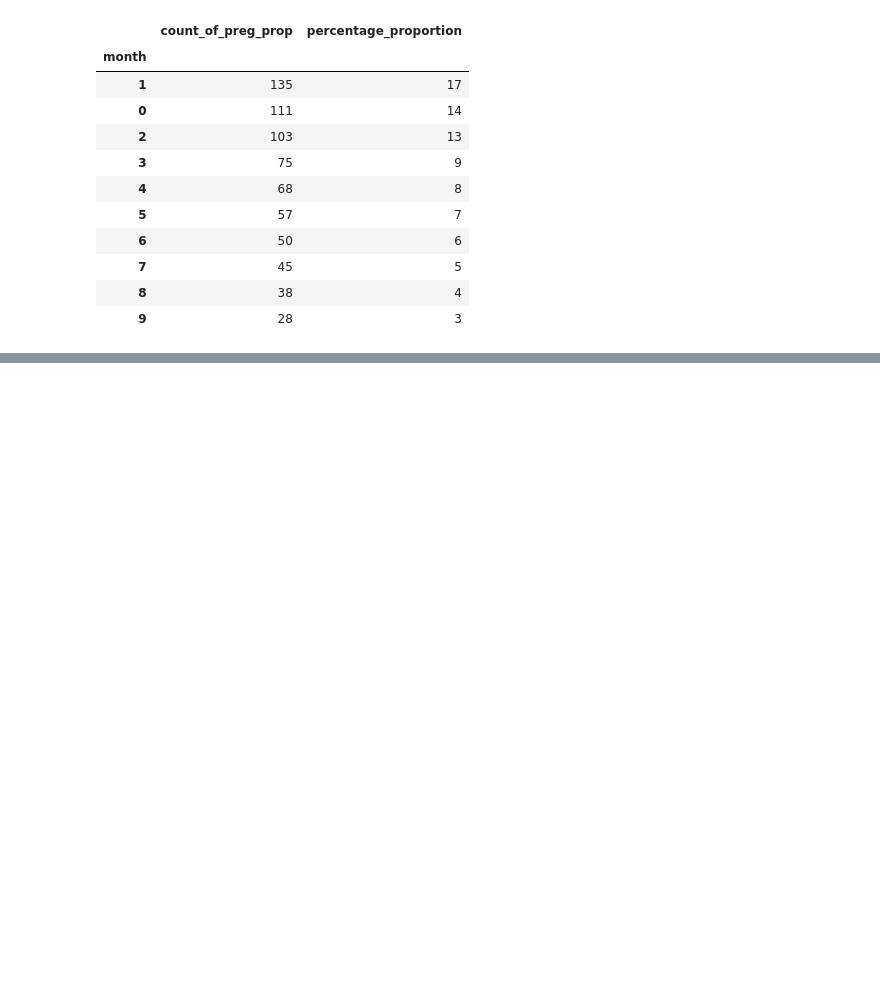
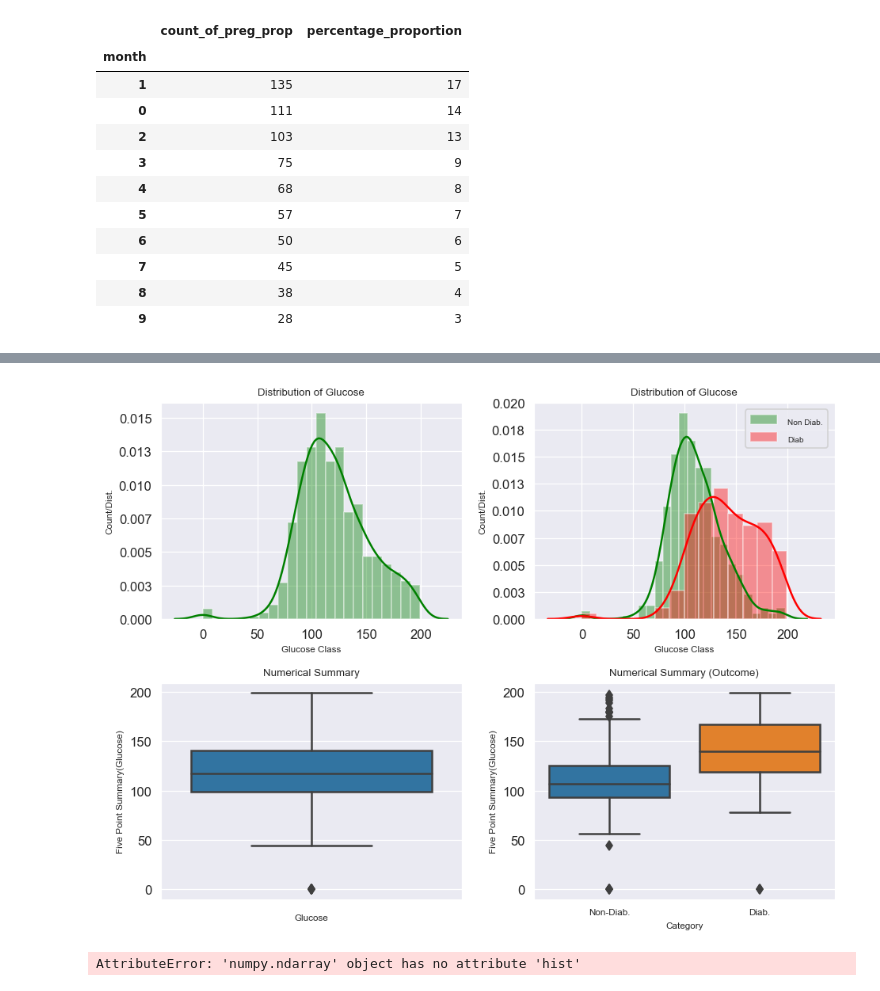
Before and after one commit to javagarm/Curneu-Assessment, a Jupyter notebook: Problem_Statement_2.ipynb, the cells around one changed output, grey strips where cells are left out. Saved outputs shown, nothing was run; the diff lists cells and outputs as text; code cells hidden in the pictures; blank space fills up the shorter version.

```diff
--- a/Problem_Statement_2.ipynb
+++ b/Problem_Statement_2.ipynb
@@ -179,0 +219,15 @@ plt.show()
+# %%
+df = std_based('Pregnancies',df)
+
+fig,axes = plt.subplots(nrows=1,ncols=2,dpi=120,figsize = (8,4))
+
+plot00=sns.distplot(df['Pregnancies'],ax=axes[0],color='red')
+axes[0].set_title('Distribution of Pregnancy',fontdict={'fontsize':8})
+axes[0].set_xlabel('Pregnancy Class',fontdict={'fontsize':7})
+axes[0].set_ylabel('Frequency/Distrubtion',fontdict={'fontsize':7})
+plt.tight_layout()
+
+
+plot01=sns.boxplot('Pregnancies',data=df,ax=axes[1],orient = 'v',color='yellow')
+axes[1].set_title('Five Point Summary',fontdict={'fontsize':8})
+plt.tight_layout()
@@ -179,0 +248,55 @@ plt.show()
+# %%
+#sns.set_style('darkgrid')
+fig,axes = plt.subplots(nrows=2,ncols=2,dpi=120,figsize = (8,6))
+
+
+plot00=sns.distplot(df['Glucose'],ax=axes[0][0],color='green')
+axes[0][0].yaxis.set_major_formatter(FormatStrFormatter('%.3f'))
+axes[0][0].set_title('Distribution of Glucose',fontdict={'fontsize':8})
+axes[0][0].set_xlabel('Glucose Class',fontdict={'fontsize':7})
+axes[0][0].set_ylabel('Count/Dist.',fontdict={'fontsize':7})
+plt.tight_layout()
+
+plot01=sns.distplot(df[df['Outcome']==False]['Glucose'],ax=axes[0][1],color='green',label='Non Diab.')
+sns.distplot(df[df.Outcome==True]['Glucose'],ax=axes[0][1],color='red',label='Diab')
+axes[0][1].set_title('Distribution of Glucose',fontdict={'fontsize':8})
+axes[0][1].set_xlabel('Glucose Class',fontdict={'fontsize':7})
+axes[0][1].set_ylabel('Count/Dist.',fontdict={'fontsize':7})
+axes[0][1].yaxis.set_major_formatter(FormatStrFormatter('%.3f'))
+plot01.axes.legend(loc=1)
+plt.setp(axes[0][1].get_legend().get_texts(), fontsize='6')
+plt.setp(axes[0][1].get_legend().get_title(), fontsize='6')
+plt.tight_layout()
+
+plot10=sns.boxplot(df['Glucose'],ax=axes[1][0],orient='v')
+axes[1][0].set_title('Numerical Summary',fontdict={'fontsize':8})
+axes[1][0].set_xlabel('Glucose',fontdict={'fontsize':7})
+axes[1][0].set_ylabel(r'Five Point Summary(Glucose)',fontdict={'fontsize':7})
+plt.tight_layout()
+
+plot11=sns.boxplot(x='Outcome',y='Glucose',data=df,ax=axes[1][1])
+axes[1][1].set_title(r'Numerical Summary (Outcome)',fontdict={'fontsize':8})
+axes[1][1].set_ylabel(r'Five Point Summary(Glucose)',fontdict={'fontsize':7})
+plt.xticks(ticks=[0,1],labels=['Non-Diab.','Diab.'],fontsize=7)
+axes[1][1].set_xlabel('Category',fontdict={'fontsize':7})
+plt.tight_layout()
+
+plt.show()
+# %% [output]
+[figure, added]
+# %%
+
+plot0 = sns.distplot(df[df['Glucose']!=0]['Glucose'],ax=axes[0],color='green')
+axes[0].yaxis.set_major_formatter(FormatStrFormatter('%.3f'))
+axes[0].set_title('Distribution of Glucose',fontdict={'fontsize':8})
+axes[0].set_xlabel('Glucose Class',fontdict={'fontsize':7})
+axes[0].set_ylabel('Count/Dist.',fontdict={'fontsize':7})
+plt.tight_layout()
+
+plot1=sns.boxplot(df[df['Glucose']!=0]['Glucose'],ax=axes[1],orient='v')
+axes[1].set_title('Numerical Summary',fontdict={'fontsize':8})
+axes[1].set_xlabel('Glucose',fontdict={'fontsize':7})
+axes[1].set_ylabel(r'Five Point Summary(Glucose)',fontdict={'fontsize':7})
+plt.tight_layout()
+# %% [output]
+AttributeError: 'numpy.ndarray' object has no attribute 'hist'
```
Also changed, not shown: parts of 16 cells of this notebook.
